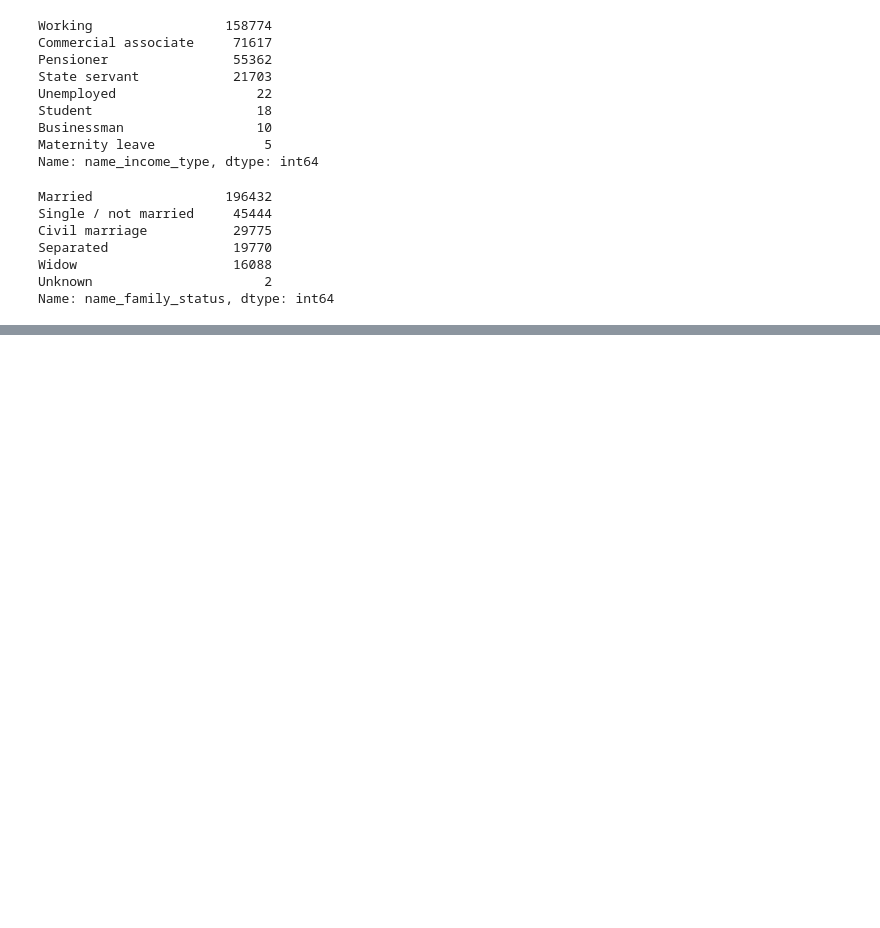
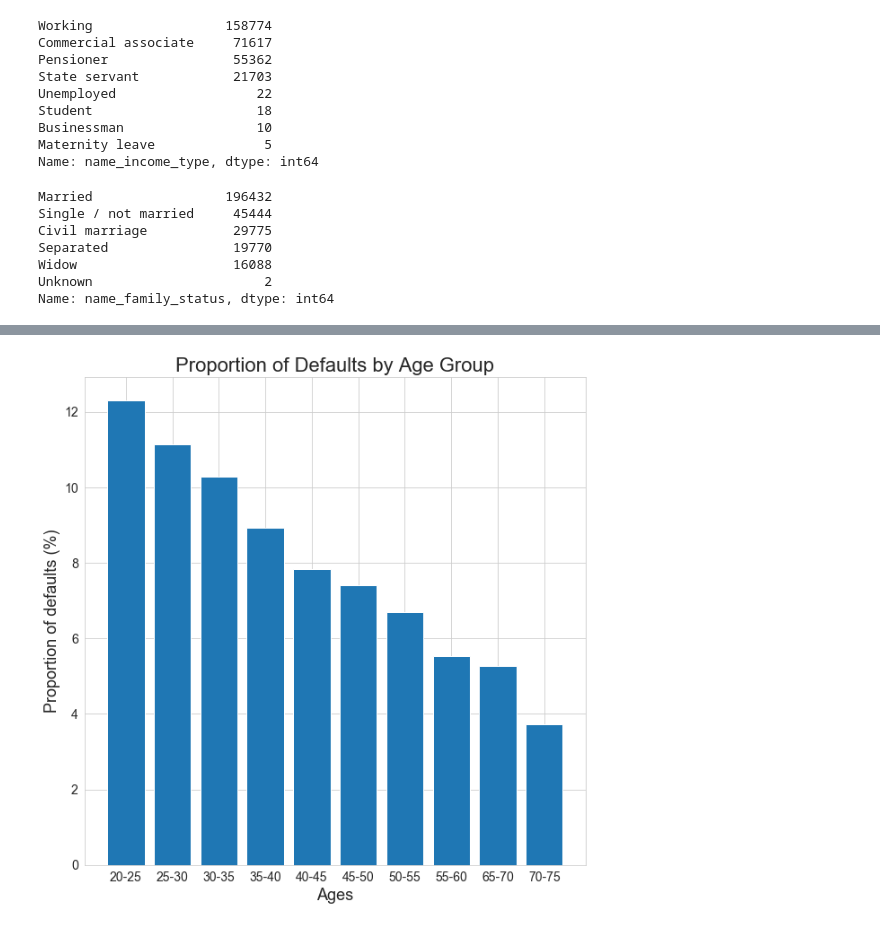
Before and after one commit to gouvs/default_risk, a Jupyter notebook: train_eda.ipynb, the cells around one changed output, grey strips where cells are left out. Drawn from its saved outputs; the diff is of its cells as text; code cells hidden in the pictures; blank space fills up the shorter version.

```diff
--- a/train_eda.ipynb
+++ b/train_eda.ipynb
@@ -297,0 +374,14 @@ Name: name_family_status, dtype: int64
+# %%
+age_label = ['20-25', '25-30', '30-35', '35-40', '40-45', '45-50', '50-55', '55-60', '65-70', '70-75']
+age_fig = plt.figure(figsize=(10,10))
+age_ax = plt.axes()
+age_ax.bar(list(np.arange(0,10,1)),height=default_proportions_by_age, tick_label=age_label)
+# age_ax.tight_layout(pad=0.1)
+age_ax.tick_params(labelsize=14)
+
+age_ax.set_xlabel('Ages', fontsize=18)
+age_ax.set_ylabel('Proportion of defaults (%)', fontsize=18)
+age_ax.set_title('Proportion of Defaults by Age Group', fontsize=22)
+age_fig.savefig('defaults_by_age.png', dpi=400)
+# %% [output]
+[figure, added]
```
Also changed, not shown: parts of 9 cells of this notebook, 1 other file.
